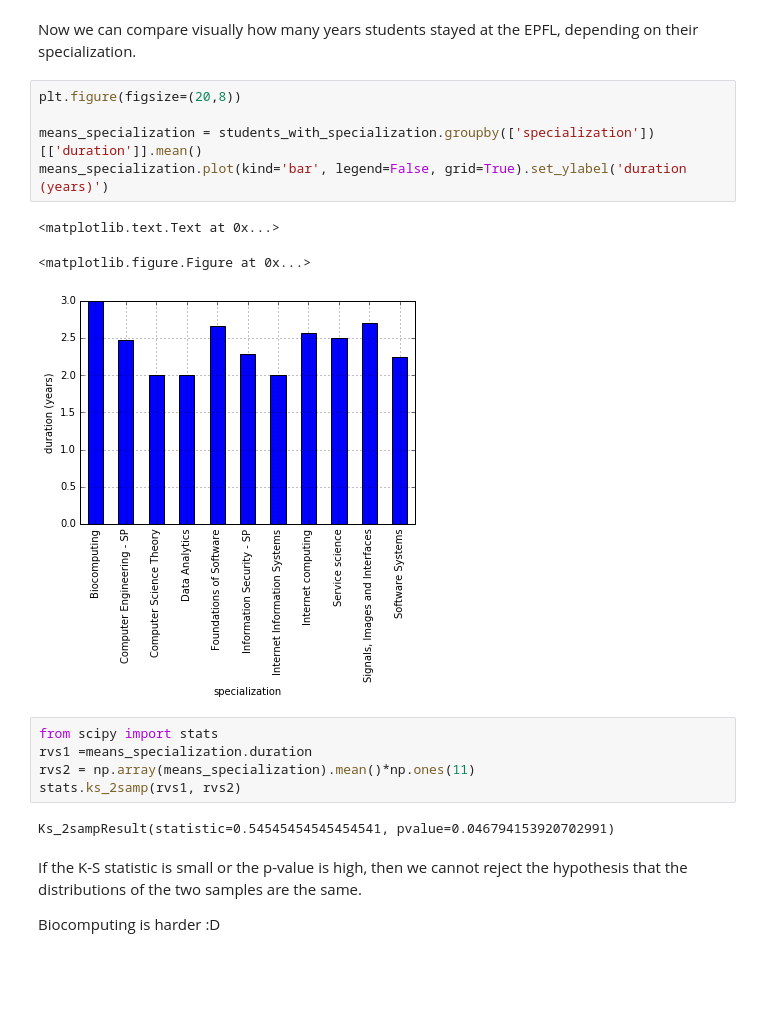
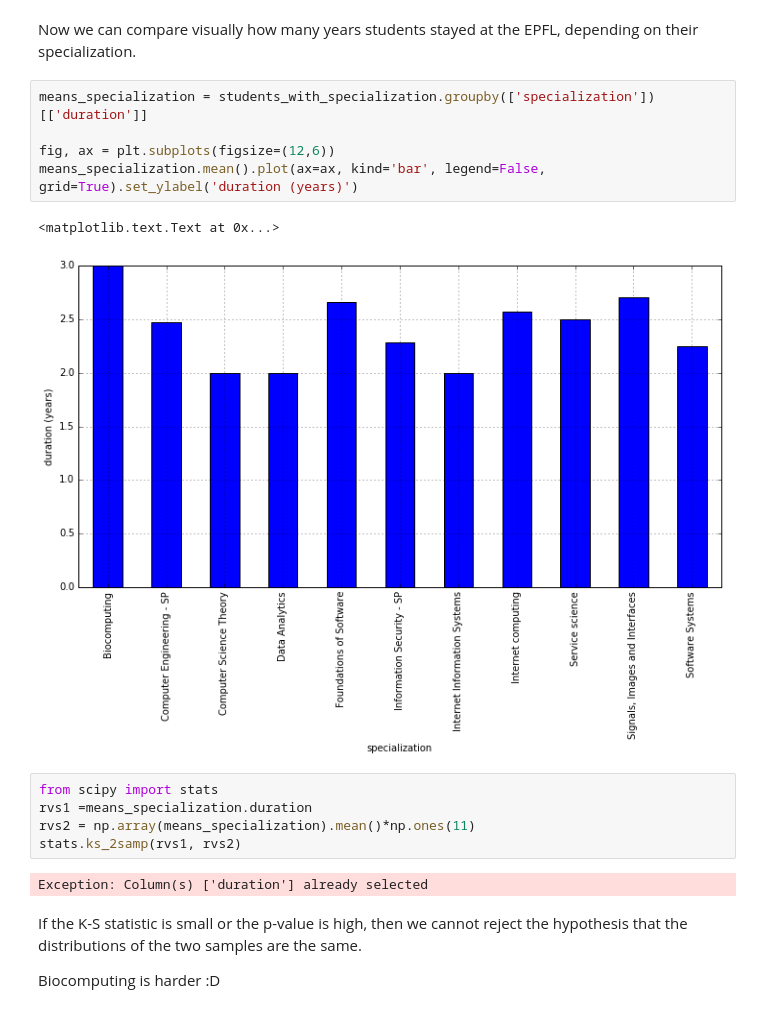
Before and after one commit to Symsystem/adaepflHomework, a Jupyter notebook: 02 - Data from the Web/Data from the web.ipynb, the cells around one changed output. Saved outputs shown, nothing was run; the diff lists cells and outputs as text; blank space fills up the shorter version.

```diff
--- a/02 - Data from the Web/Data from the web.ipynb
+++ b/02 - Data from the Web/Data from the web.ipynb
@@ -380,21 +381,20 @@ students_with_specialization.head(180)
 # %% [markdown]
 Now we can compare visually how many years students stayed at the EPFL, depending on their specialization.
 # %%
-plt.figure(figsize=(20,8))
+means_specialization = students_with_specialization.groupby(['specialization'])[['duration']]
 
-means_specialization = students_with_specialization.groupby(['specialization'])[['duration']].mean()
-means_specialization.plot(kind='bar', legend=False, grid=True).set_ylabel('duration (years)')
+fig, ax = plt.subplots(figsize=(12,6))
+means_specialization.mean().plot(ax=ax, kind='bar', legend=False, grid=True).set_ylabel('duration (years)')
 # %% [output]
 <matplotlib.text.Text at 0x...>
-<matplotlib.figure.Figure at 0x...>
-[figure, old version]
+[figure, new version]
 # %%
 from scipy import stats
 rvs1 =means_specialization.duration
 rvs2 = np.array(means_specialization).mean()*np.ones(11)
 stats.ks_2samp(rvs1, rvs2)
 # %% [output]
-Ks_2sampResult(statistic=0.54545454545454541, pvalue=0.046794153920702991)
+Exception: Column(s) ['duration'] already selected
 # %% [markdown]
 If the K-S statistic is small or the p-value is high, then we cannot reject the hypothesis that the distributions of the two samples are the same.
 
```
Also changed, not shown: parts of 20 cells of this notebook.
